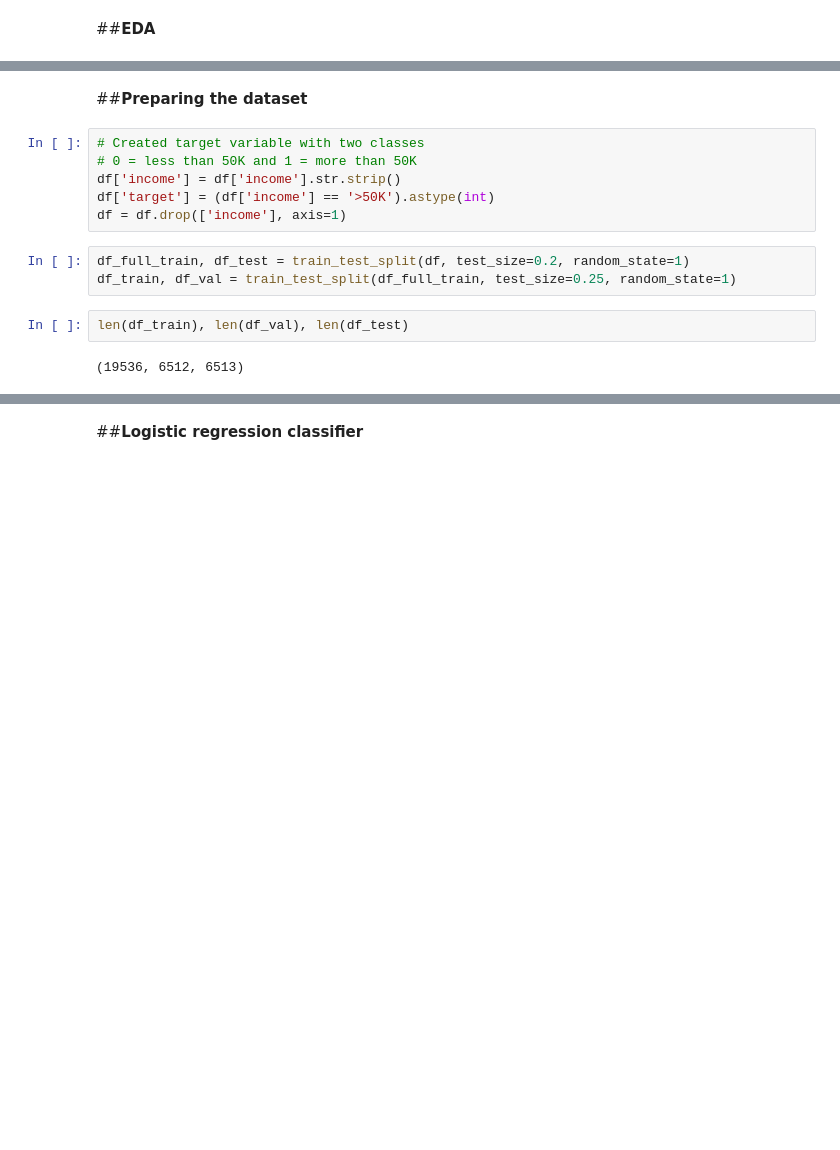
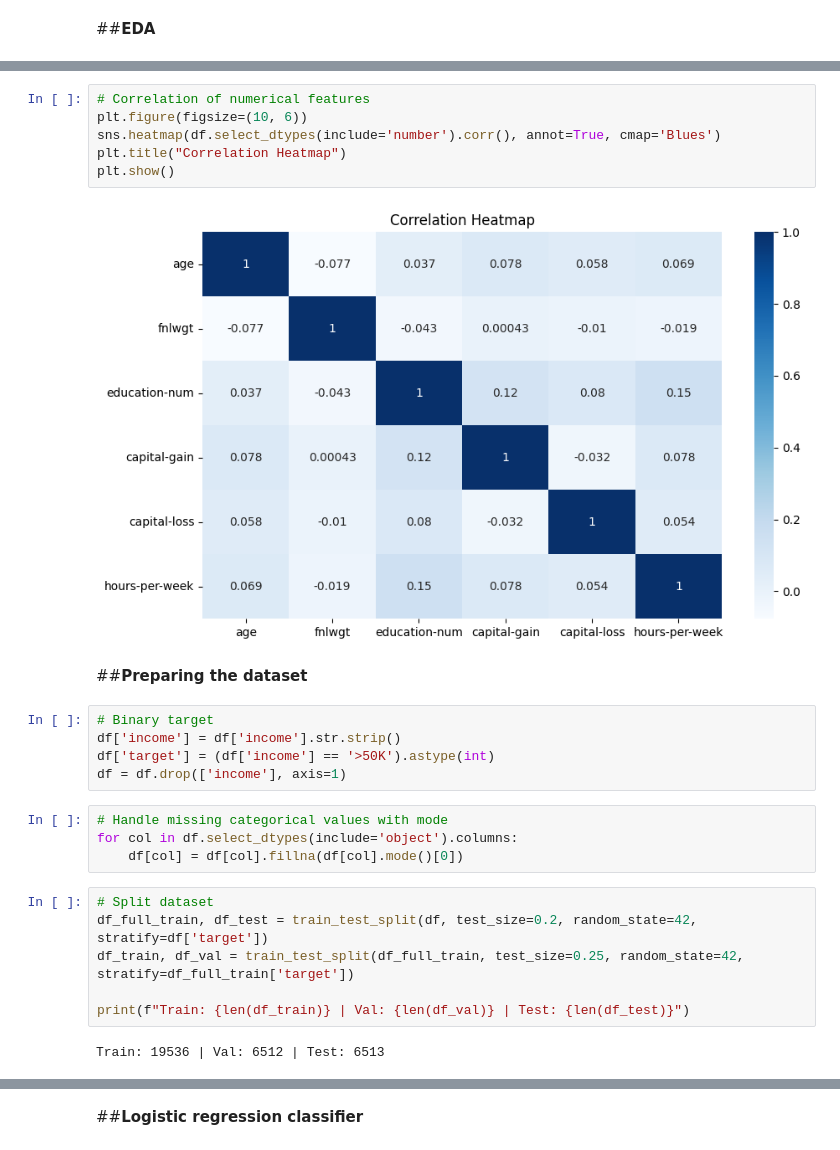
Before and after one commit to bogdan-kovalchuk/course-ml-zoomcamp, a Jupyter notebook: 07-midterm_project/07-midterm project.ipynb, the cells around one changed output, grey strips where cells are left out. Drawn from its saved outputs; the diff is of its cells as text; blank space fills up the shorter version.

```diff
--- a/07-midterm_project/07-midterm project.ipynb
+++ b/07-midterm_project/07-midterm project.ipynb
@@ -126,15 +134,27 @@ df.describe(include='all', percentiles=[.01,.05,.25,.5,.75,.95,.99]).T
+# %%
+# Correlation of numerical features
+plt.figure(figsize=(10, 6))
+sns.heatmap(df.select_dtypes(include='number').corr(), annot=True, cmap='Blues')
+plt.title("Correlation Heatmap")
+plt.show()
+# %% [output]
+[figure, added]
 # %% [markdown]
 ##**Preparing the dataset**
 # %%
-# Created target variable with two classes
-# 0 = less than 50K and 1 = more than 50K
+# Binary target
 df['income'] = df['income'].str.strip()
 df['target'] = (df['income'] == '>50K').astype(int)
 df = df.drop(['income'], axis=1)
+# %%
+# Handle missing categorical values with mode
+for col in df.select_dtypes(include='object').columns:
+    df[col] = df[col].fillna(df[col].mode()[0])
 # %%
-df_full_train, df_test = train_test_split(df, test_size=0.2, random_state=1)
-df_train, df_val = train_test_split(df_full_train, test_size=0.25, random_state=1)
+# Split dataset
+df_full_train, df_test = train_test_split(df, test_size=0.2, random_state=42, stratify=df['target'])
+df_train, df_val = train_test_split(df_full_train, test_size=0.25, random_state=42, stratify=df_full_train['target'])
+
+print(f"Train: {len(df_train)} | Val: {len(df_val)} | Test: {len(df_test)}")
+# %% [output]
+Train: 19536 | Val: 6512 | Test: 6513
-# %%
-len(df_train), len(df_val), len(df_test)
-# %% [output]
-(19536, 6512, 6513)
```
Also changed, not shown: parts of 31 cells of this notebook.
